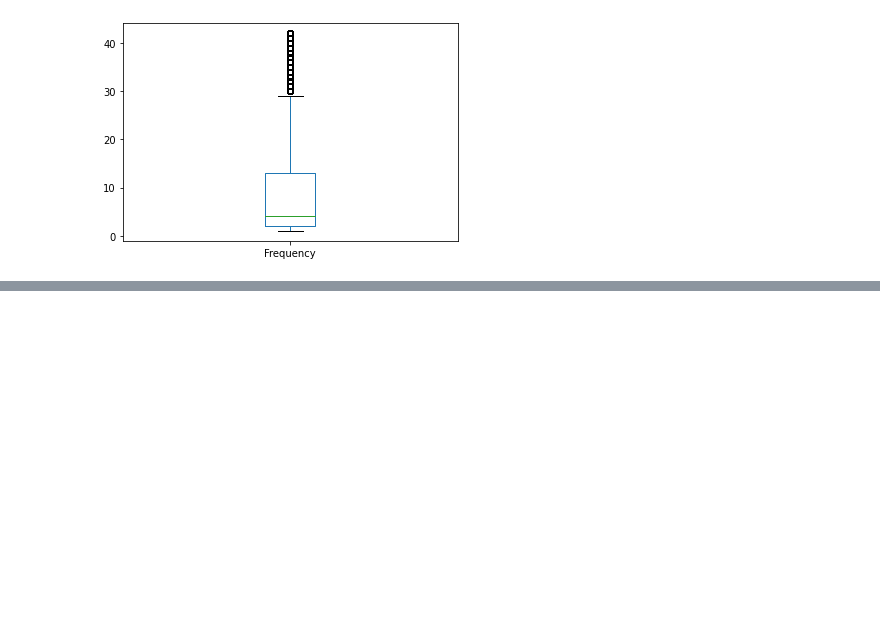
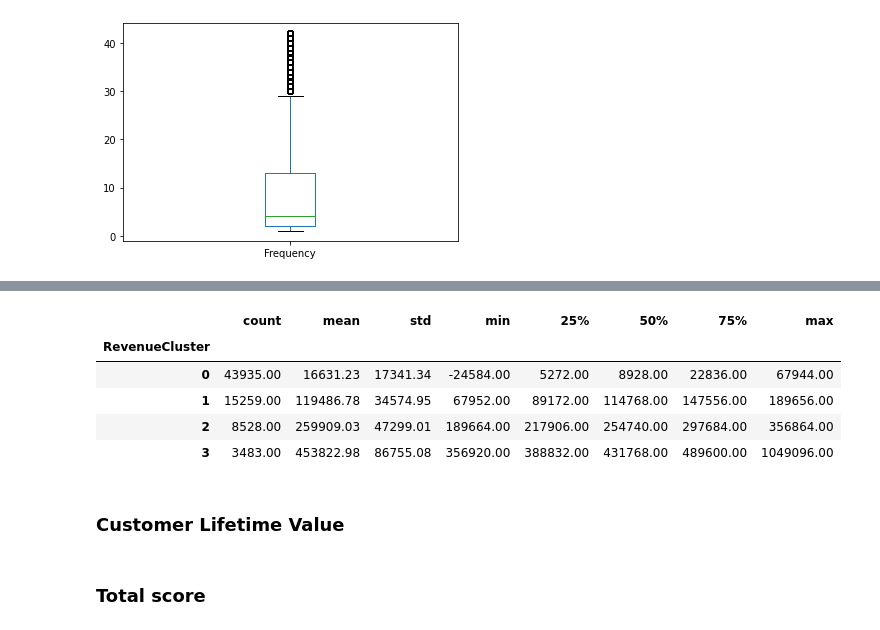
Before and after one commit to rollways/JD_EDA, a Jupyter notebook: EDA.ipynb, the cells around one changed output, grey strips where cells are left out. Saved outputs shown, nothing was run; the diff lists cells and outputs as text; code cells hidden in the pictures; blank space fills up the shorter version.

```diff
--- a/EDA.ipynb
+++ b/EDA.ipynb
@@ -952,0 +1003,20 @@ sales_data_user.groupby('FrequencyCluster')['Frequency'].describe()
+# %%
+#k-means
+kmeans = KMeans(n_clusters=4)
+kmeans.fit(sales_data_user[['Revenue']])
+sales_data_user['RevenueCluster'] = kmeans.predict(sales_data_user[['Revenue']])
+
+sales_data_user = order_cluster('RevenueCluster','Revenue',sales_data_user,True)
+
+sales_data_user.groupby('RevenueCluster')['Revenue'].describe()
+# %% [output]
+|  | count | mean | std | min | 25% | 50% | 75% | max |
+| RevenueCluster |  |  |  |  |  |  |  |  |
+| 0 | 43935.00 | 16631.23 | 17341.34 | -24584.00 | 5272.00 | 8928.00 | 22836.00 | 67944.00 |
+| 1 | 15259.00 | 119486.78 | 34574.95 | 67952.00 | 89172.00 | 114768.00 | 147556.00 | 189656.00 |
+| 2 | 8528.00 | 259909.03 | 47299.01 | 189664.00 | 217906.00 | 254740.00 | 297684.00 | 356864.00 |
+| 3 | 3483.00 | 453822.98 | 86755.08 | 356920.00 | 388832.00 | 431768.00 | 489600.00 | 1049096.00 |
+# %% [markdown]
+### Customer Lifetime Value
+# %% [markdown]
+### Total score
```
Also changed, not shown: parts of 15 cells of this notebook.
